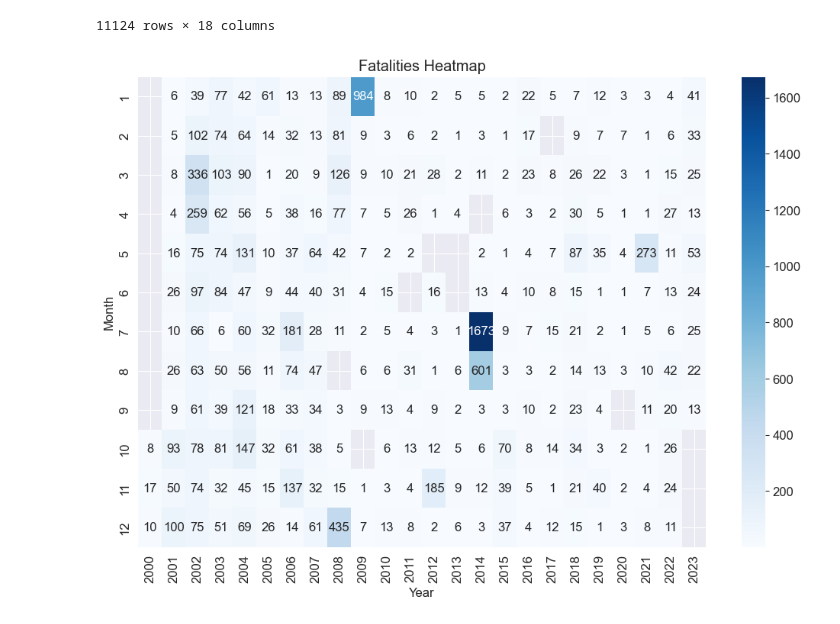
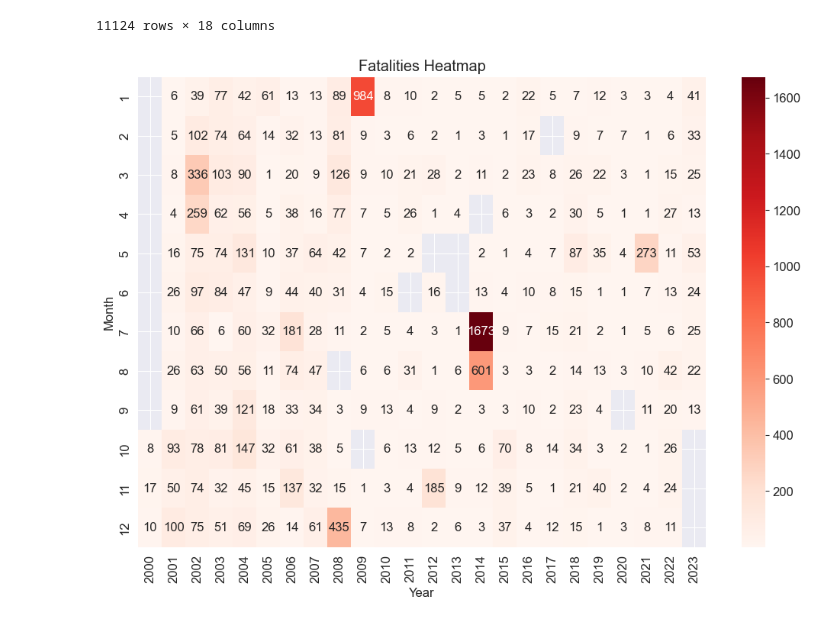
Before and after one commit to ThePowerfulProgrammer/Data-Analysis-Notebooks, a Jupyter notebook: EDA Israel-Palestine Conflict.ipynb, the cells around one changed output. Saved outputs shown, nothing was run; the diff lists cells and outputs as text; code cells hidden in the pictures.

```diff
--- a/EDA Israel-Palestine Conflict.ipynb
+++ b/EDA Israel-Palestine Conflict.ipynb
@@ -317,13 +719,16 @@ raw_df_copy
 | 11123 | Wichlav Zalsevsky | 2000-10-02 | 24.0 | Israeli | Masha | Salfit | ... |
 11124 rows × 18 columns
 # %%
+# I want to view the fatalities per month over the years
+
+
 heatmap_data = raw_df_copy.pivot_table(index="month_of_event",columns="year_of_event",values="name",aggfunc="count")
 
 plt.figure(figsize=(12,8))
-sns.heatmap(heatmap_data,cmap="Blues",annot=True,fmt='g')
+sns.heatmap(heatmap_data,cmap="Reds",annot=True,fmt='g')
 plt.title("Fatalities Heatmap")
 plt.xlabel("Year")
 plt.ylabel("Month")
 plt.show();
 # %% [output]
-[figure, old version]
+[figure, new version]
```
Also changed, not shown: parts of 42 cells of this notebook, 2 other files.
